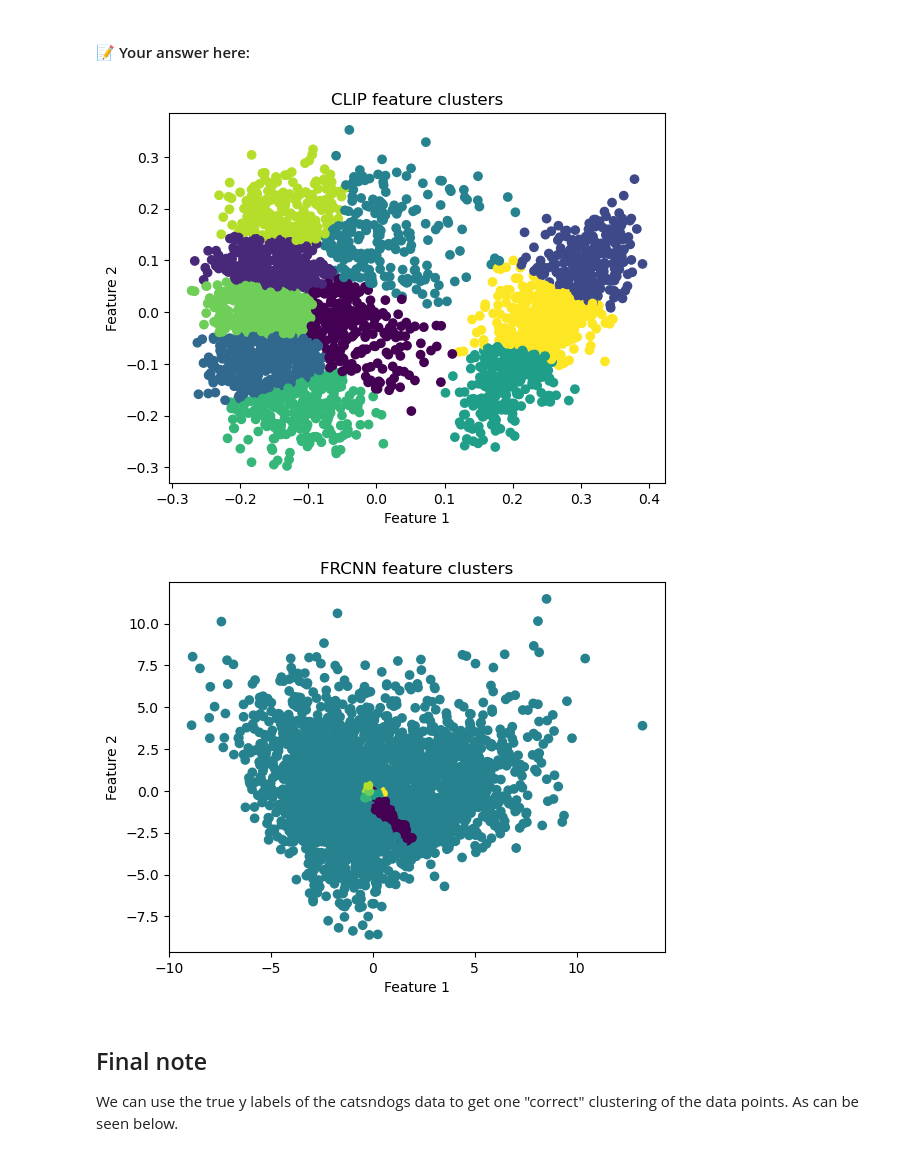
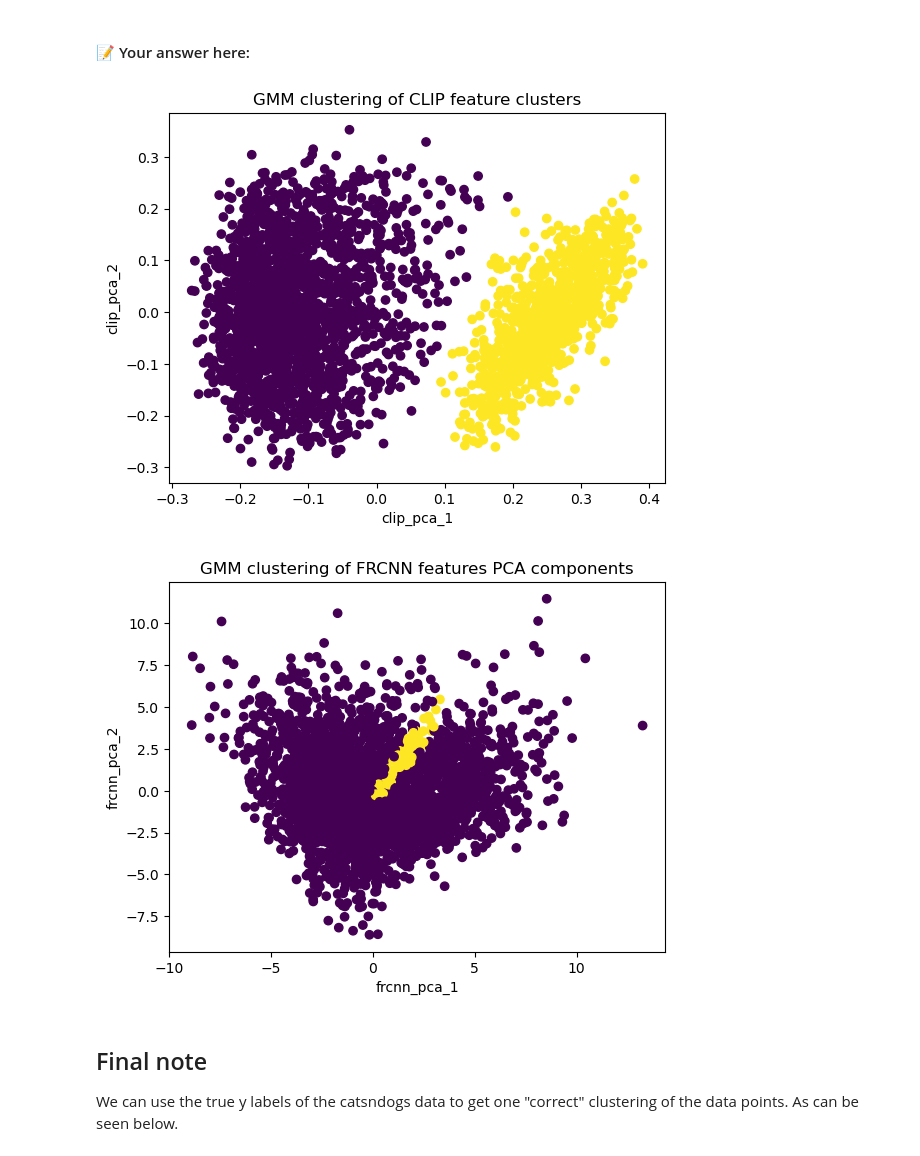
Before and after one commit to maximiliann97/TDA233-Algoritms-ML, a Jupyter notebook: HW3_2023.ipynb, the cells around one changed output. Drawn from its saved outputs; the diff is of its cells as text; code cells hidden in the pictures.

```diff
--- a/HW3_2023.ipynb
+++ b/HW3_2023.ipynb
@@ -1486,27 +1469,28 @@ We will not implement our own GMM or EM algorithm for this task, but use an alre
 # %%
 from sklearn.mixture import GaussianMixture
 
 clip_features = cluster_data[['clip_pca_1', 'clip_pca_2']].to_numpy()
 frcnn_features = cluster_data[['frcnn_pca_1', 'frcnn_pca_2']].to_numpy()
+nComp = 2
 
-gmm_clip = GaussianMixture(n_components=10).fit(clip_features)
+gmm_clip = GaussianMixture(n_components=nComp).fit(clip_features)
 clip_labels = gmm_clip.predict(clip_features)
 plt.scatter(clip_features[:, 0], clip_features[:, 1], c=clip_labels)
-plt.title('CLIP feature clusters')
-plt.xlabel('Feature 1')
-plt.ylabel('Feature 2')
+plt.title('GMM clustering of CLIP feature clusters')
+plt.xlabel('clip_pca_1')
+plt.ylabel('clip_pca_2')
 plt.show()
 
-gmm_frcnn = GaussianMixture(n_components=10).fit(frcnn_features)
+gmm_frcnn = GaussianMixture(n_components=nComp).fit(frcnn_features)
 frcnn_labels = gmm_clip.predict(frcnn_features)
 plt.scatter(frcnn_features[:, 0], frcnn_features[:, 1], c=frcnn_labels)
-plt.title('FRCNN feature clusters')
-plt.xlabel('Feature 1')
-plt.ylabel('Feature 2')
+plt.title("GMM clustering of FRCNN features PCA components")
+plt.xlabel('frcnn_pca_1')
+plt.ylabel('frcnn_pca_2')
 plt.show()
 # %% [output]
-[figure, old version]
+[figure, new version]
-[figure, old version]
+[figure, new version]
 # %% [markdown]
 ## Final note
 
```
Also changed, not shown: parts of 3 cells of this notebook.
